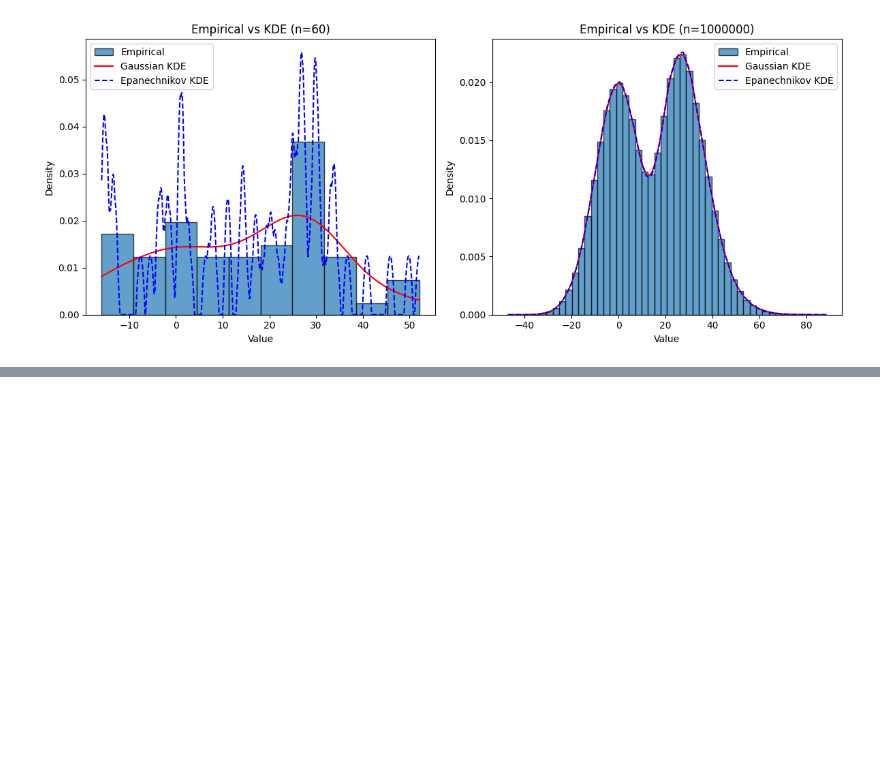
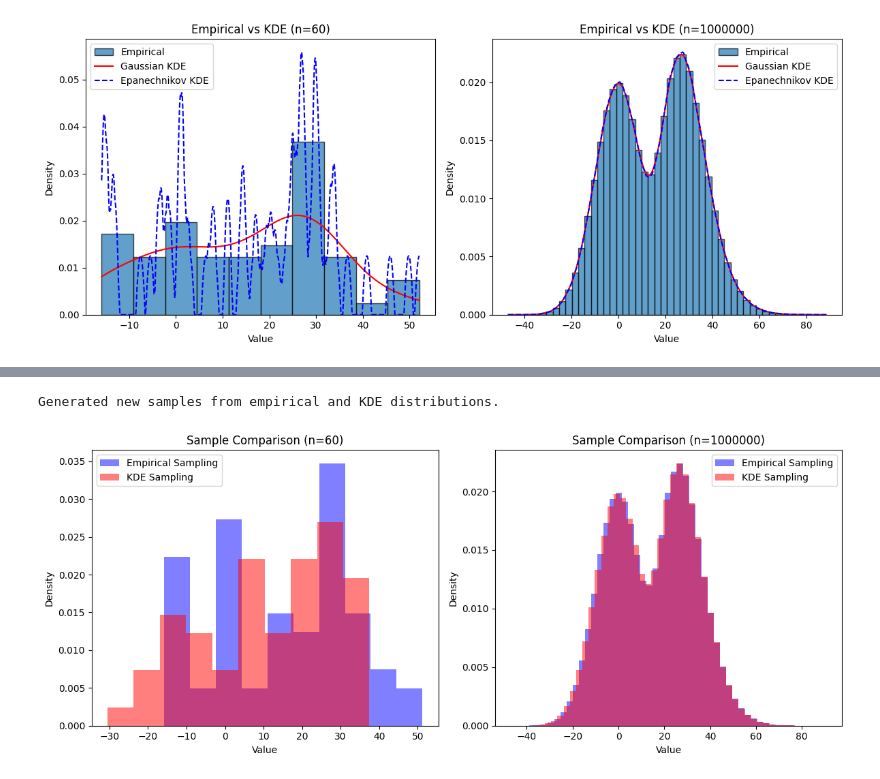
Before and after one commit to alexander-yord/kernel-density-estimation, a Jupyter notebook: Notebook.ipynb, the cells around one changed output, grey strips where cells are left out. Saved outputs shown, nothing was run; the diff lists cells and outputs as text; code cells hidden in the pictures; blank space fills up the shorter version.

Commit message:
Added at the end sampling from the empirical distribution & from resampling the KDE. Also, imporved the md

```diff
--- a/Notebook.ipynb
+++ b/Notebook.ipynb
@@ -114,0 +125,41 @@ plt.show()
+# %%
+# Generate random samples based on empirical and KDE estimations
+
+def inverse_transform_sampling(empirical_x, empirical_cdf, size):
+    uniform_samples = np.random.uniform(0, 1, size)
+    return np.interp(uniform_samples, empirical_cdf, empirical_x)
+
+# Generate samples from empirical CDF
+sample_empirical1 = inverse_transform_sampling(x1, y1, n1)
+sample_empirical2 = inverse_transform_sampling(x2, y2, n2)
+
+# Generate samples from KDE
+sample_kde1 = gaussian_kde(sample1).resample(n1)[0]
+sample_kde2 = gaussian_kde(sample2).resample(n2)[0]
+
+print("Generated new samples from empirical and KDE distributions.")
+
+# Plot superimposed histograms for empirical and KDE-based samples
+plt.figure(figsize=(12, 5))
+
+plt.subplot(1, 2, 1)
+plt.hist(sample_empirical1, bins=10, density=True, alpha=0.5, color='blue', label='Empirical Sampling')
+plt.hist(sample_kde1, bins=10, density=True, alpha=0.5, color='red', label='KDE Sampling')
+plt.title(f'Sample Comparison (n={n1})')
+plt.xlabel('Value')
+plt.ylabel('Density')
+plt.legend()
+
+plt.subplot(1, 2, 2)
+plt.hist(sample_empirical2, bins=50, density=True, alpha=0.5, color='blue', label='Empirical Sampling')
+plt.hist(sample_kde2, bins=50, density=True, alpha=0.5, color='red', label='KDE Sampling')
+plt.title(f'Sample Comparison (n={n2})')
+plt.xlabel('Value')
+plt.ylabel('Density')
+plt.legend()
+
+plt.tight_layout()
+plt.show()
+# %% [output]
+Generated new samples from empirical and KDE distributions.
+[figure, added]
```
Also changed, not shown: parts of 6 cells of this notebook.
